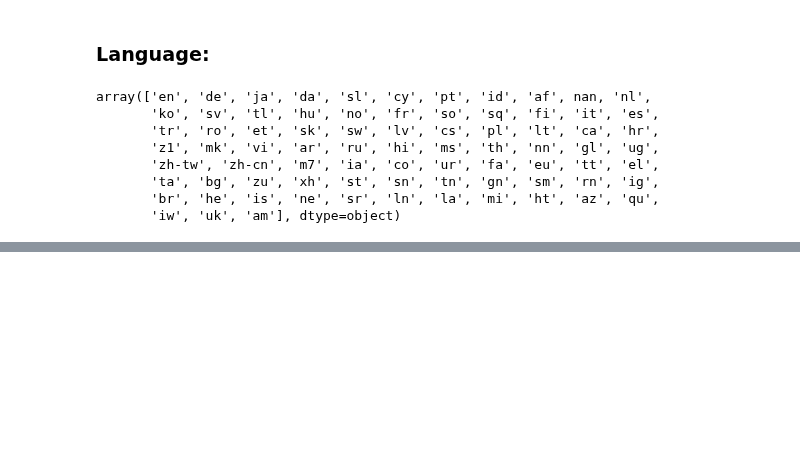
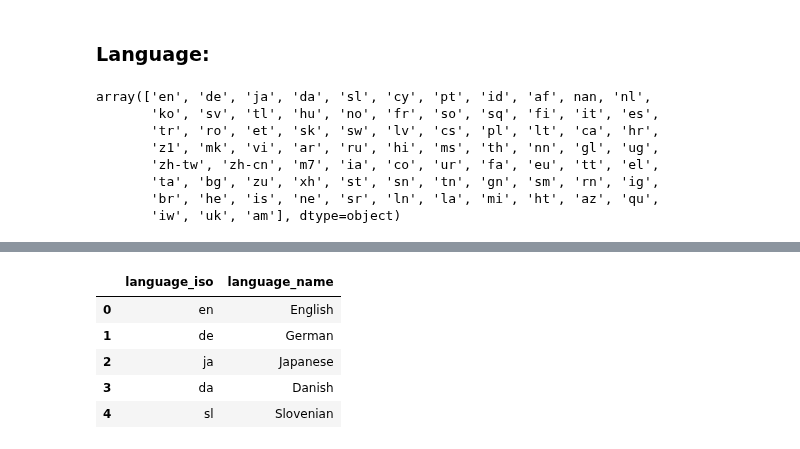
Before and after one commit to fishbrightwise/dap_artificial_dj, a Jupyter notebook: genre_lang_extraction.ipynb, the cells around one changed output, grey strips where cells are left out. Cells and saved outputs as stored; diff of their text form; code cells hidden in the pictures; blank space fills up the shorter version.

```diff
--- a/genre_lang_extraction.ipynb
+++ b/genre_lang_extraction.ipynb
@@ -156,3 +159,6 @@ array(['en', 'de', 'ja', 'da', 'sl', 'cy', 'pt', 'id', 'af', nan, 'nl',
        'ta', 'bg', 'zu', 'xh', 'st', 'sn', 'tn', 'gn', 'sm', 'rn', 'ig',
        'br', 'he', 'is', 'ne', 'sr', 'ln', 'la', 'mi', 'ht', 'az', 'qu',
        'iw', 'uk', 'am'], dtype=object)
+# %%
+df['language'] = df['language'].apply(lambda row: 'zh' if (row == 'z1') or (row == 'zh-cn') or (row == 'zh-tw') else row)
+df['language'].unique()
@@ -158,0 +174,3 @@ array(['en', 'de', 'ja', 'da', 'sl', 'cy', 'pt', 'id', 'af', nan, 'nl',
+# %%
+langauges = pd.DataFrame(df['language'].dropna().unique(), index=None, columns=['language_iso'])
+langauges.head()
@@ -158,0 +184,12 @@ array(['en', 'de', 'ja', 'da', 'sl', 'cy', 'pt', 'id', 'af', nan, 'nl',
+# %%
+langauges = langauges[~((langauges['language_iso'] == 'm7') | (langauges['language_iso'] == 'iw'))]
+# %%
+langauges['language_name'] = langauges['language_iso'].apply(lambda row: languages.get(alpha2=row).name)
+langauges.head()
+# %% [output]
+|  | language_iso | language_name |
+| 0 | en | English |
+| 1 | de | German |
+| 2 | ja | Japanese |
+| 3 | da | Danish |
+| 4 | sl | Slovenian |
```
Also changed, not shown: parts of 7 cells of this notebook.
